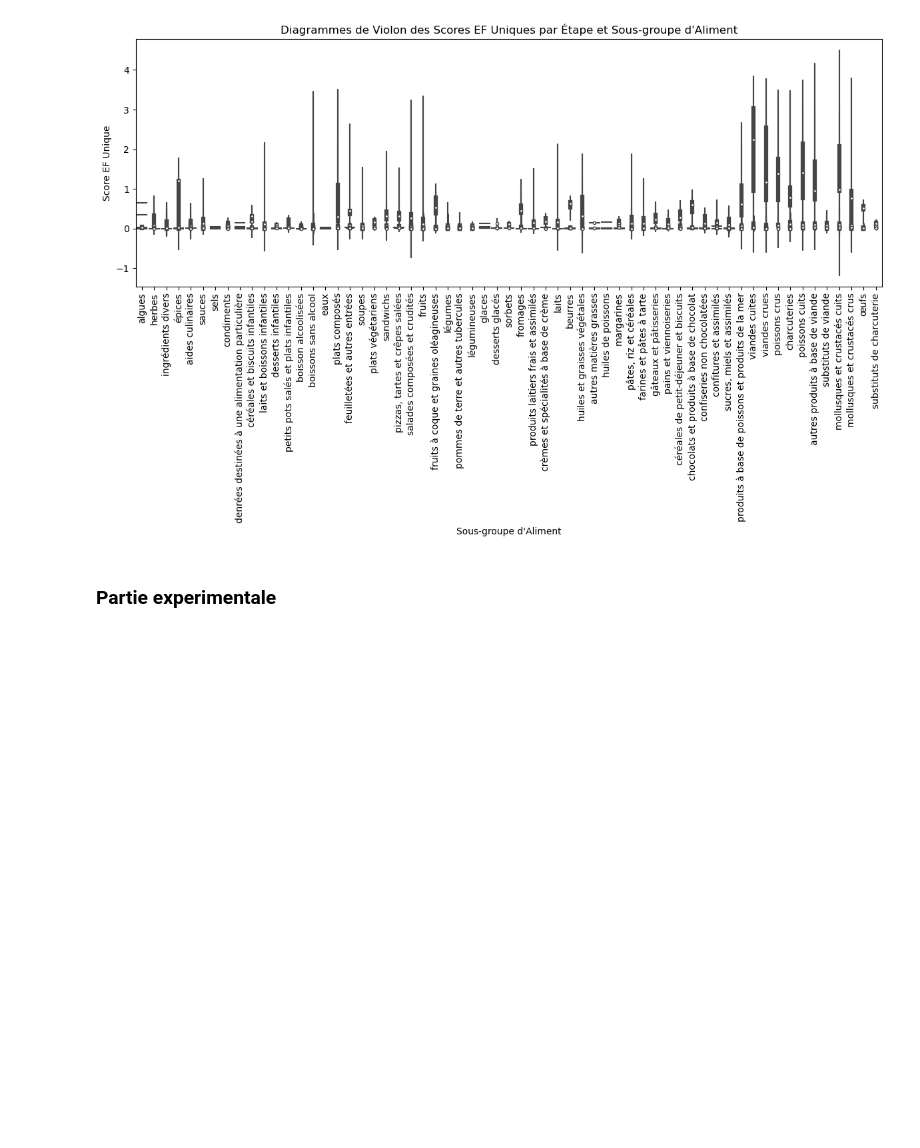
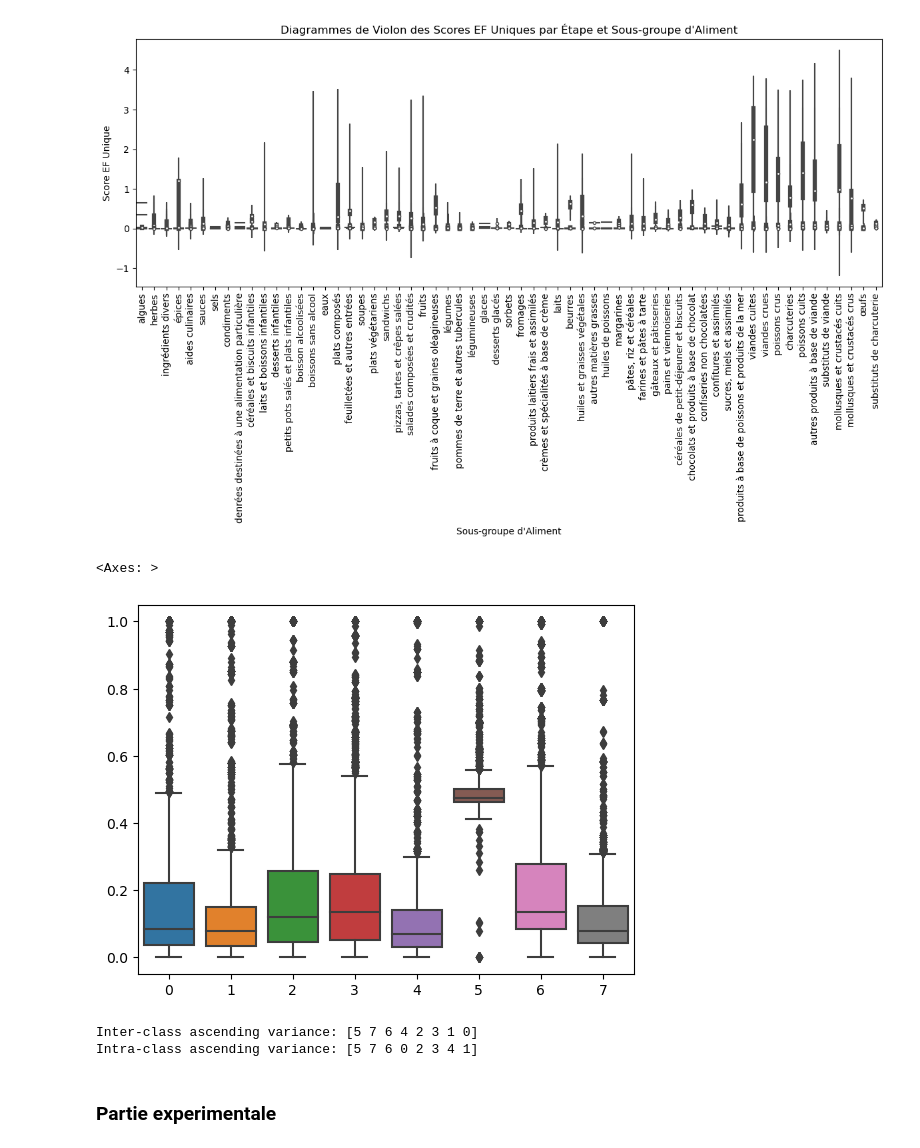
Before and after one commit to ZHANGzhile/DALAS, a Jupyter notebook: projet/Projet-idee.ipynb, the cells around one changed output. Cells and saved outputs as stored; diff of their text form; code cells hidden in the pictures; blank space fills up the shorter version.

Commit message:
calc variance

```diff
--- a/projet/Projet-idee.ipynb
+++ b/projet/Projet-idee.ipynb
@@ -275,3 +275,32 @@ plt.tight_layout()
 plt.show()
 # %% [output]
 [figure]
+# %%
+from sklearn.preprocessing import MinMaxScaler
+scaler = MinMaxScaler()
+
+data_normalized = df_subset.copy()
+data_normalized = scaler.fit_transform(data_normalized)
+sns.boxplot(data_normalized)
+# %% [output]
+<Axes: >
+[figure, added]
+# %%
+def class_variance(df, target='Score unique EF'):
+    inter_class_var = []
+    intra_class_var = []
+
+    for col in df.columns[:-1]:
+        inter_class_var.append(df.groupby(target)[col].mean().var())
+        intra_class_var.append(df.groupby(target)[col].var().mean())
+
+    return np.array(inter_class_var), np.array(intra_class_var)
+
+data_normalized = pd.DataFrame(data_normalized, columns=df_subset.columns)
+data_normalized['Score unique EF'] = df_synt['Score unique EF']
+inter_class_var, intra_class_var = class_variance(data_normalized)
+print(f"Inter-class ascending variance: {inter_class_var.argsort()}")
+print(f"Intra-class ascending variance: {intra_class_var.argsort()}")
+# %% [output]
+Inter-class ascending variance: [5 7 6 4 2 3 1 0]
+Intra-class ascending variance: [5 7 6 0 2 3 4 1]
```
Also changed, not shown: parts of 2 cells of this notebook.
